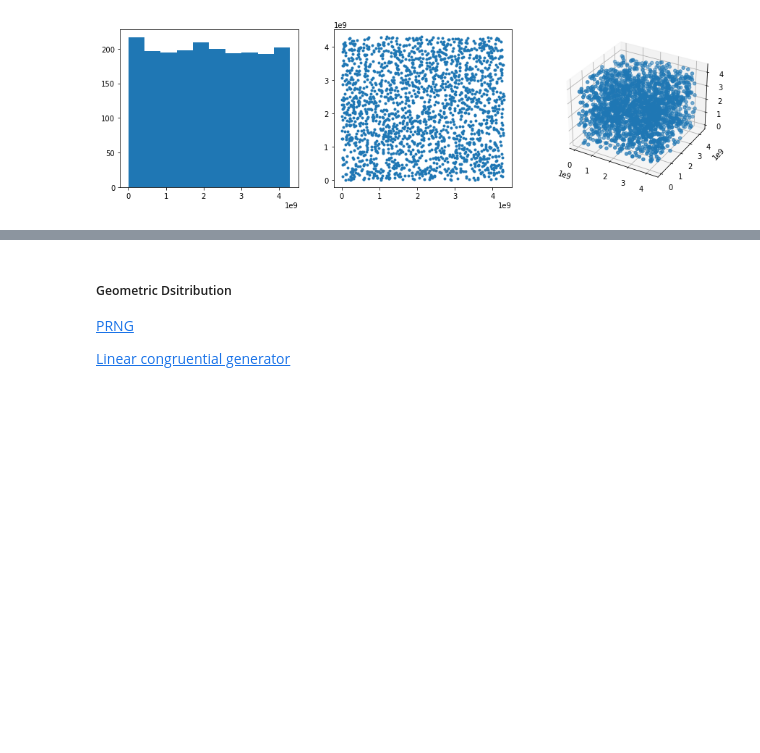
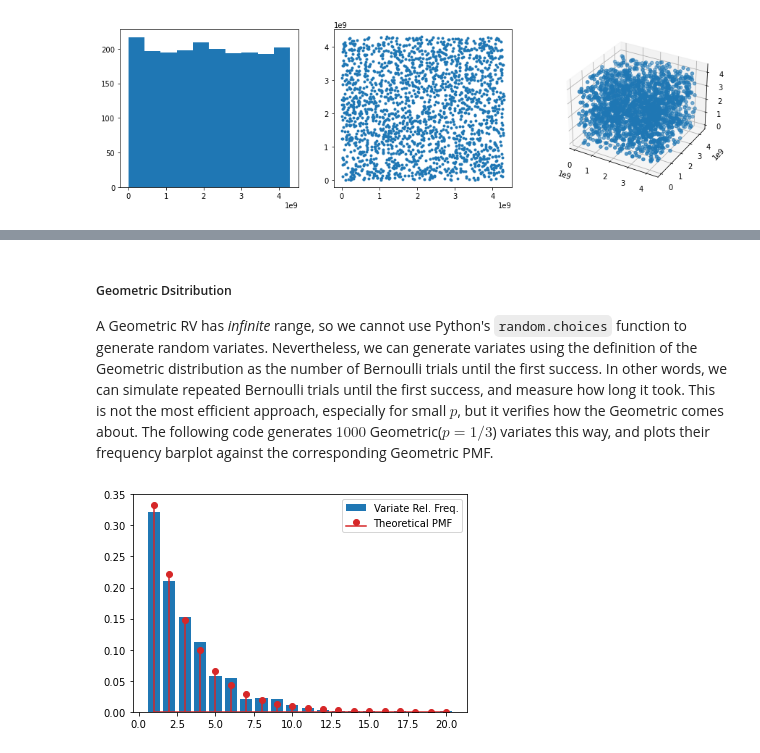
Before and after one commit to damouras/probability_notebooks, a Jupyter notebook: 4. Discrete Random Variables.ipynb, the cells around one changed output, grey strips where cells are left out. Drawn from its saved outputs; the diff is of its cells as text; code cells hidden in the pictures; blank space fills up the shorter version.

````diff
--- a/4. Discrete Random Variables.ipynb
+++ b/4. Discrete Random Variables.ipynb
@@ -108,9 +110,26 @@ array([7, 8, 8, 8, 5])
 # %% [markdown]
 #####  Geometric Dsitribution
 
-
-[PRNG](https://en.wikipedia.org/wiki/Pseudorandom_number_generator)
-
-[Linear congruential generator](https://en.wikipedia.org/wiki/Linear_congruential_generator)
+A Geometric RV has *infinite* range, so we cannot use Python's ```random.choices``` function to generate random variates. Nevertheless, we can generate variates using the definition of the Geometric distribution as the number of Bernoulli trials until the first success. In other words, we can simulate repeated Bernoulli trials until the first success, and measure how long it took. This is not the most efficient approach, especially for small $p$, but it verifies how the Geometric comes about. The following code generates $1000$ Geometric($p=1/3$) variates this way, and plots their frequency barplot against the corresponding Geometric PMF.
 # %%
-f
+p = 1/3       # Geometric Parameter
+
+x = [None] * 1000
+for i in range(0,len(x)):
+    j = 0; Bern = False  # initialize iteration
+    while not Bern:
+        j += 1           # Repeated Bernoulli trials until success
+        Bern = rnd.choices( [True, False], weights= [p, 1-p]).pop()
+    x[i] = j
+
+counts = collections.Counter(x)  # Count variate frequencies
+
+import numpy as np
+plt.bar( counts.keys(), np.array( list( counts.values() ) ) / len(x) ) # Barplot of relative frequencies
+
+from scipy.stats import geom
+plt.stem( np.arange( 1, max(x)+1 ), geom.pmf( np.arange(1,max(x)+1), p), linefmt = 'C3-', markerfmt = 'C3o' ) # PMF plot
+plt.legend(['Variate Rel. Freq.', 'Theoretical PMF'])
+plt.show()
+# %% [output]
+[figure, added]
````
Also changed, not shown: parts of 12 cells of this notebook, 4 other files.
